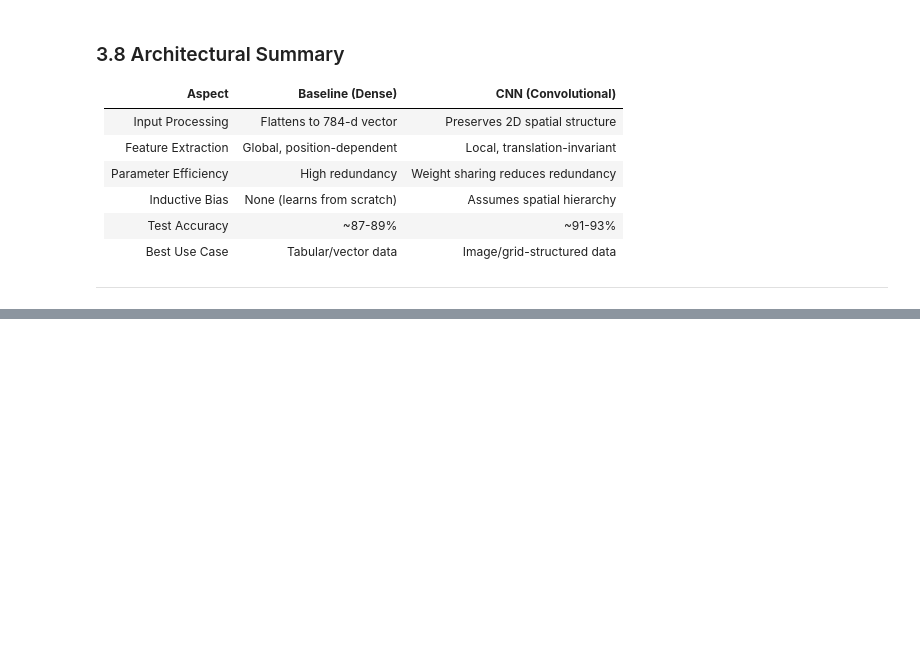
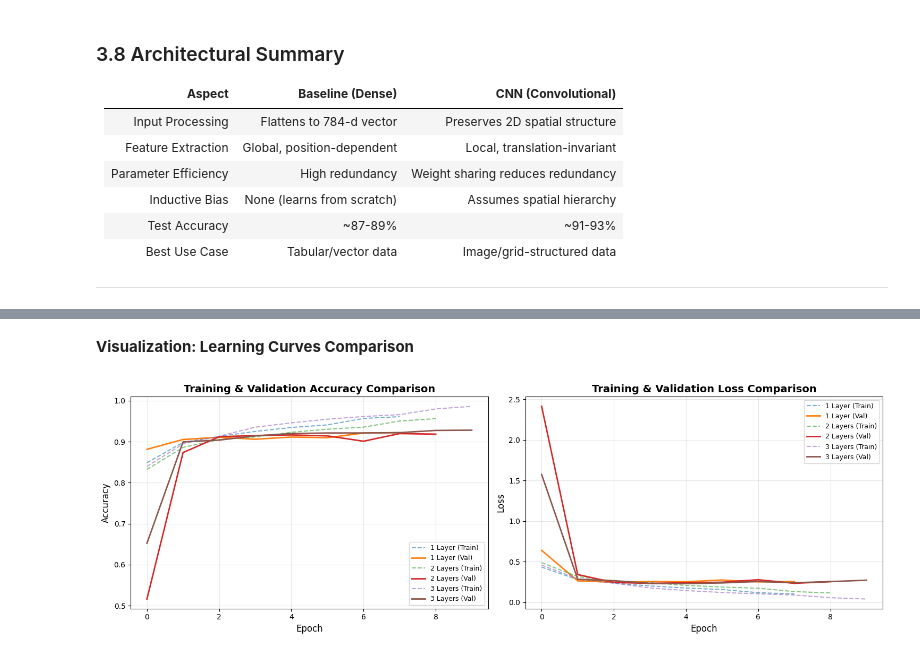
Before and after one commit to Eliza-05/convolutional-layers, a Jupyter notebook: cnn_architecture_analysis.ipynb, the cells around one changed output, grey strips where cells are left out. Cells and saved outputs as stored; diff of their text form; code cells hidden in the pictures; blank space fills up the shorter version.

```diff
--- a/cnn_architecture_analysis.ipynb
+++ b/cnn_architecture_analysis.ipynb
@@ -1350,0 +1769,18 @@ This hierarchy is automatic the network learns it through backpropagation, but t
+# %%
+
+print("\nEVALUATING ALL VARIANTS ON TEST SET")
+print(""*60)
+
+for variant_name, variant_data in results.items():
+    model = variant_data['model']
+    test_loss, test_acc = model.evaluate(x_test_exp, y_test_cat, verbose=0)
+
+    variant_data['test_loss'] = test_loss
+    variant_data['test_accuracy'] = test_acc
+
+    print(f"{variant_name.replace('_', ' ').title()}:")
+    print(f"  Test Loss: {test_loss:.4f}")
+    print(f"  Test Accuracy: {test_acc:.4f} ({test_acc*100:.2f}%)")
+    print(f"  Training Time: {variant_data['training_time']:.2f}s")
+    print(f"  Total Parameters: {model.count_params():,}")
+    print()
@@ -1350,0 +1838,39 @@ This hierarchy is automatic the network learns it through backpropagation, but t
+# %% [markdown]
+**Visualization: Learning Curves Comparison**
+# %%
+fig, axes = plt.subplots(1, 2, figsize=(15, 5))
+
+# Plot 1: Training & Validation Accuracy
+ax1 = axes[0]
+for variant_name, variant_data in results.items():
+    history = variant_data['history']
+    label = variant_name.replace('_', ' ').title()
+
+    ax1.plot(history.history['accuracy'], label=f'{label} (Train)', linestyle='--', alpha=0.6)
+    ax1.plot(history.history['val_accuracy'], label=f'{label} (Val)', linewidth=2)
+
+ax1.set_xlabel('Epoch', fontsize=12)
+ax1.set_ylabel('Accuracy', fontsize=12)
+ax1.set_title('Training & Validation Accuracy Comparison', fontsize=14, fontweight='bold')
+ax1.legend(fontsize=9)
+ax1.grid(alpha=0.3)
+
+# Plot 2: Training & Validation Loss
+ax2 = axes[1]
+for variant_name, variant_data in results.items():
+    history = variant_data['history']
+    label = variant_name.replace('_', ' ').title()
+
+    ax2.plot(history.history['loss'], label=f'{label} (Train)', linestyle='--', alpha=0.6)
+    ax2.plot(history.history['val_loss'], label=f'{label} (Val)', linewidth=2)
+
+ax2.set_xlabel('Epoch', fontsize=12)
+ax2.set_ylabel('Loss', fontsize=12)
+ax2.set_title('Training & Validation Loss Comparison', fontsize=14, fontweight='bold')
+ax2.legend(fontsize=9)
+ax2.grid(alpha=0.3)
+
+plt.tight_layout()
+plt.show()
+# %% [output]
+[figure, added]
```
Also changed, not shown: parts of 32 cells of this notebook.
